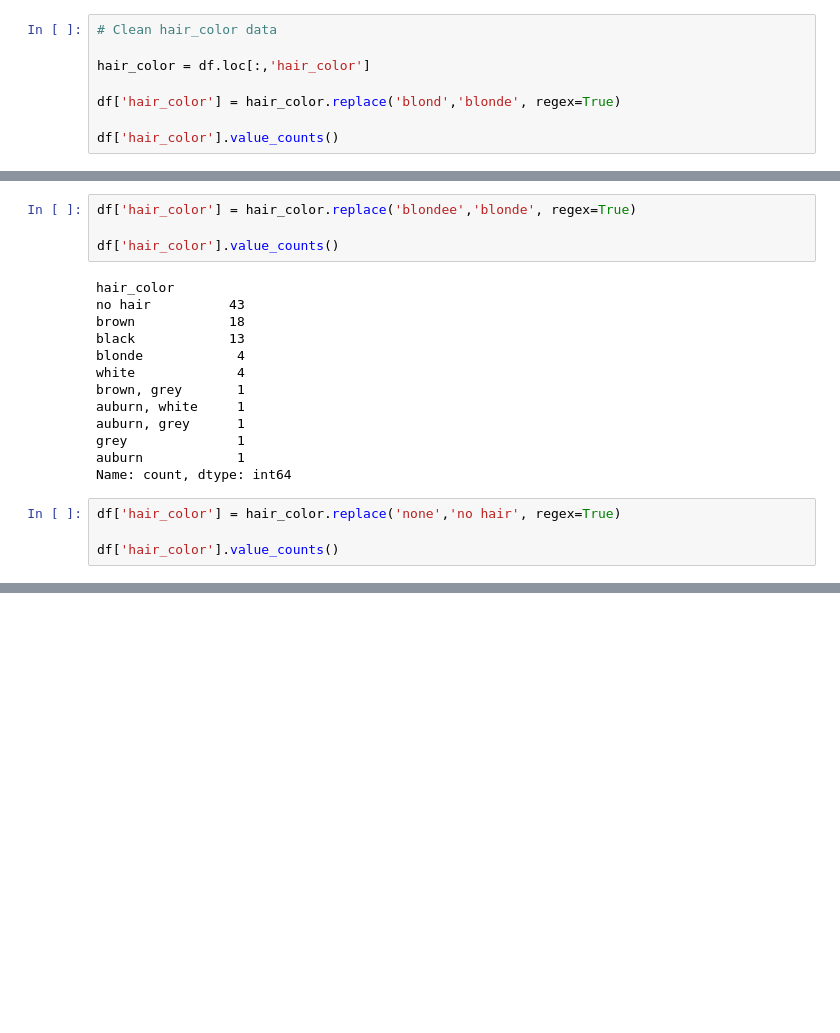
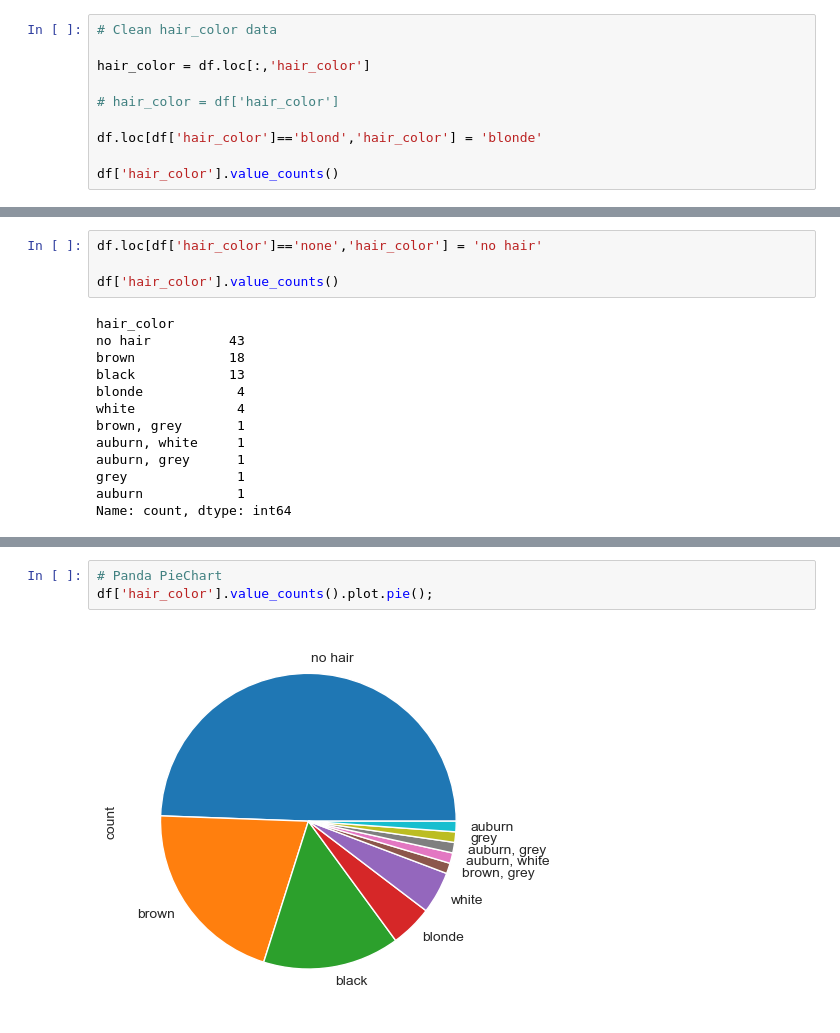
Before and after one commit to iceyisaak/clarusway_ds, a Jupyter notebook: DVwPy_Assignment_1_Star_Wars_Characters (matplotlib)_V02.ipynb, the cells around one changed output, grey strips where cells are left out. Cells and saved outputs as stored; diff of their text form; blank space fills up the shorter version.

```diff
--- a/Student_Star_Wars_Characters_assignment_1 (matplotlib)_V02.ipynb
+++ b/DVwPy_Assignment_1_Star_Wars_Characters (matplotlib)_V02.ipynb
@@ -655,7 +657,9 @@ Name: count, dtype: int64
 
 hair_color = df.loc[:,'hair_color']
 
-df['hair_color'] = hair_color.replace('blond','blonde', regex=True)
+# hair_color = df['hair_color']
+
+df.loc[df['hair_color']=='blond','hair_color'] = 'blonde'
 
 df['hair_color'].value_counts()
 # %% [output]
@@ -672,7 +677,7 @@ grey              1
 auburn            1
 Name: count, dtype: int64
 # %%
-df['hair_color'] = hair_color.replace('blondee','blonde', regex=True)
+df.loc[df['hair_color']=='none','hair_color'] = 'no hair'
 
 df['hair_color'].value_counts()
 # %% [output]
@@ -688,7 +693,3 @@ auburn, grey      1
 grey              1
 auburn            1
 Name: count, dtype: int64
-# %%
-df['hair_color'] = hair_color.replace('none','no hair', regex=True)
-
-df['hair_color'].value_counts()
@@ -732,6 +720,11 @@ plt.pie(
 plt.legend();
 # %% [output]
 [figure]
+# %%
+# Panda PieChart
+df['hair_color'].value_counts().plot.pie();
+# %% [output]
+[figure, added]
 # %% [markdown]
 ## <p style="background-color:#9d4f8c; font-family:newtimeroman; color:#FFF9ED; font-size:150%; text-align:center; border-radius:10px 10px;">THE END OF THE ASSIGNMENT 01</p>
 
```
Also changed, not shown: parts of 4 cells of this notebook, 1 other file.
